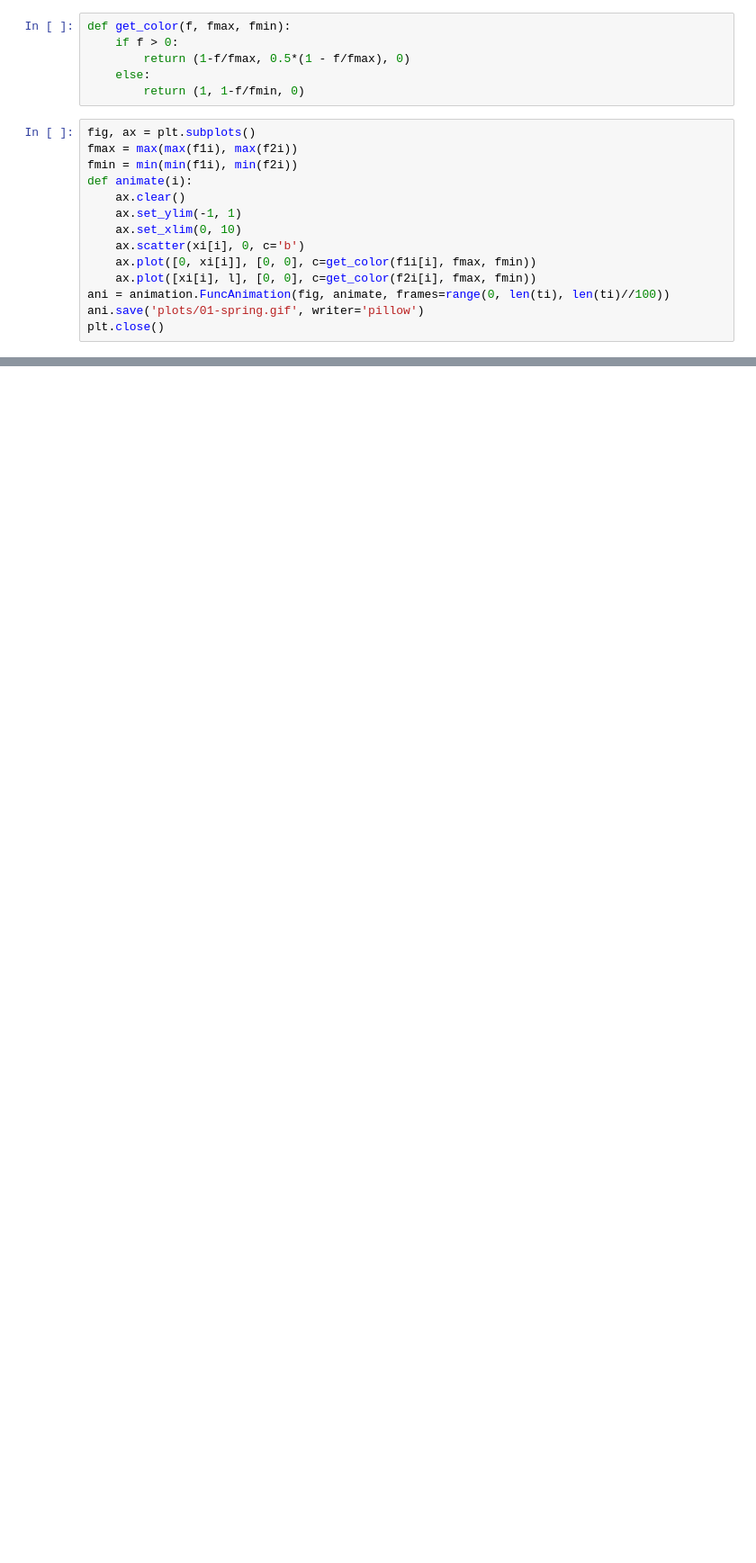
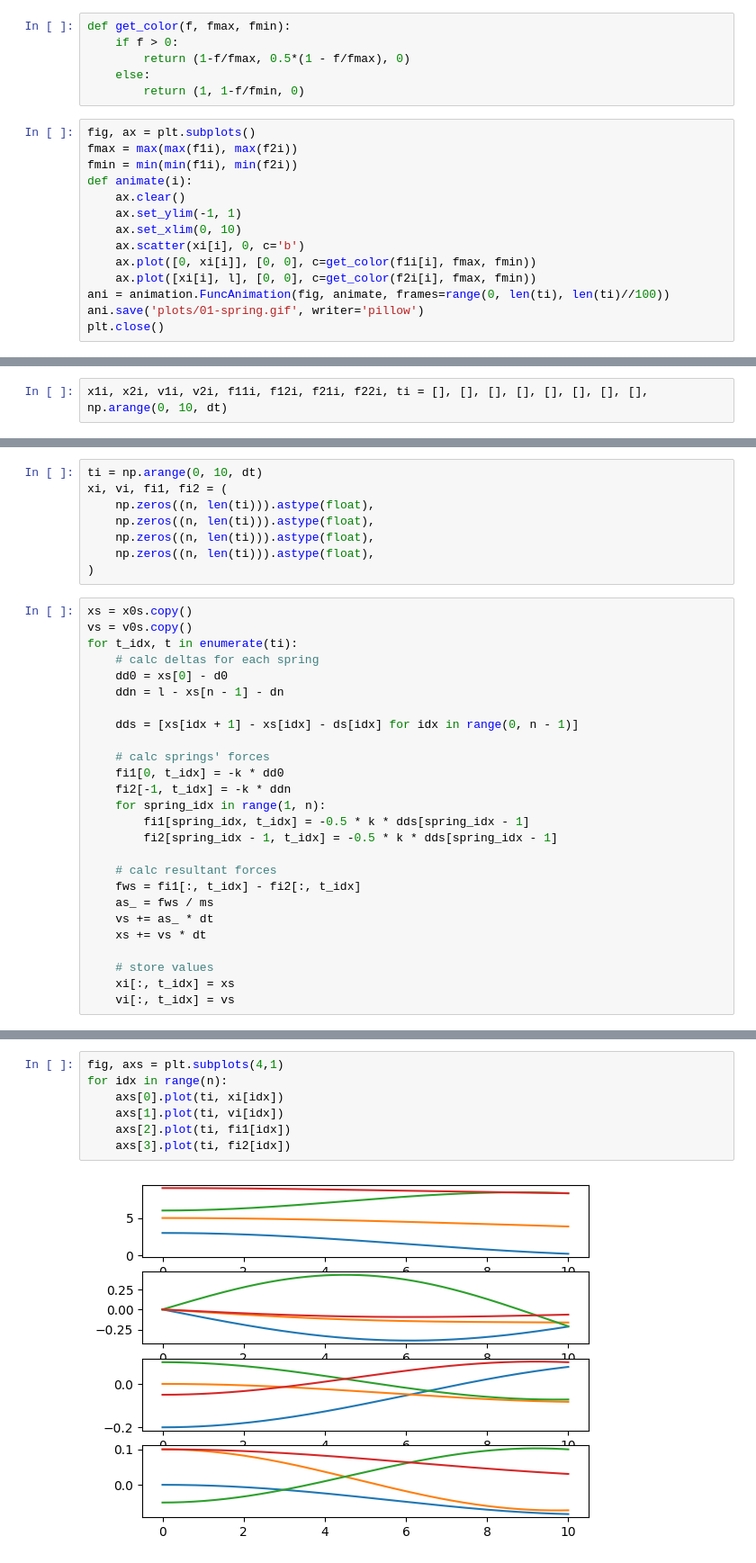
Before and after one commit to Ankowa/fo, a Jupyter notebook: notebooks/01-random_stuff.ipynb, the cells around one changed output, grey strips where cells are left out. Shown at 90% size. Drawn from its saved outputs; the diff is of its cells as text; blank space fills up the shorter version.

```diff
--- a/notebooks/01-random_stuff.ipynb
+++ b/notebooks/01-random_stuff.ipynb
@@ -59,0 +81,2 @@ Text(0, 0.5, 'v')
+# %%
+x1i, x2i, v1i, v2i, f11i, f12i, f21i, f22i, ti = [], [], [], [], [], [], [], [], np.arange(0, 10, dt)
@@ -59,0 +148,34 @@ Text(0, 0.5, 'v')
+# %%
+ti = np.arange(0, 10, dt)
+xi, vi, fi1, fi2 = (
+    np.zeros((n, len(ti))).astype(float),
+    np.zeros((n, len(ti))).astype(float),
+    np.zeros((n, len(ti))).astype(float),
+    np.zeros((n, len(ti))).astype(float),
+)
+# %%
+xs = x0s.copy()
+vs = v0s.copy()
+for t_idx, t in enumerate(ti):
+    # calc deltas for each spring
+    dd0 = xs[0] - d0
+    ddn = l - xs[n - 1] - dn
+
+    dds = [xs[idx + 1] - xs[idx] - ds[idx] for idx in range(0, n - 1)]
+
+    # calc springs' forces
+    fi1[0, t_idx] = -k * dd0
+    fi2[-1, t_idx] = -k * ddn
+    for spring_idx in range(1, n):
+        fi1[spring_idx, t_idx] = -0.5 * k * dds[spring_idx - 1]
+        fi2[spring_idx - 1, t_idx] = -0.5 * k * dds[spring_idx - 1]
+
+    # calc resultant forces
+    fws = fi1[:, t_idx] - fi2[:, t_idx]
+    as_ = fws / ms
+    vs += as_ * dt
+    xs += vs * dt
+
+    # store values
+    xi[:, t_idx] = xs
+    vi[:, t_idx] = vs
@@ -59,0 +202,9 @@ Text(0, 0.5, 'v')
+# %%
+fig, axs = plt.subplots(4,1)
+for idx in range(n):
+    axs[0].plot(ti, xi[idx])
+    axs[1].plot(ti, vi[idx])
+    axs[2].plot(ti, fi1[idx])
+    axs[3].plot(ti, fi2[idx])
+# %% [output]
+[figure, added]
```
Also changed, not shown: parts of 10 cells of this notebook, 3 other files.
